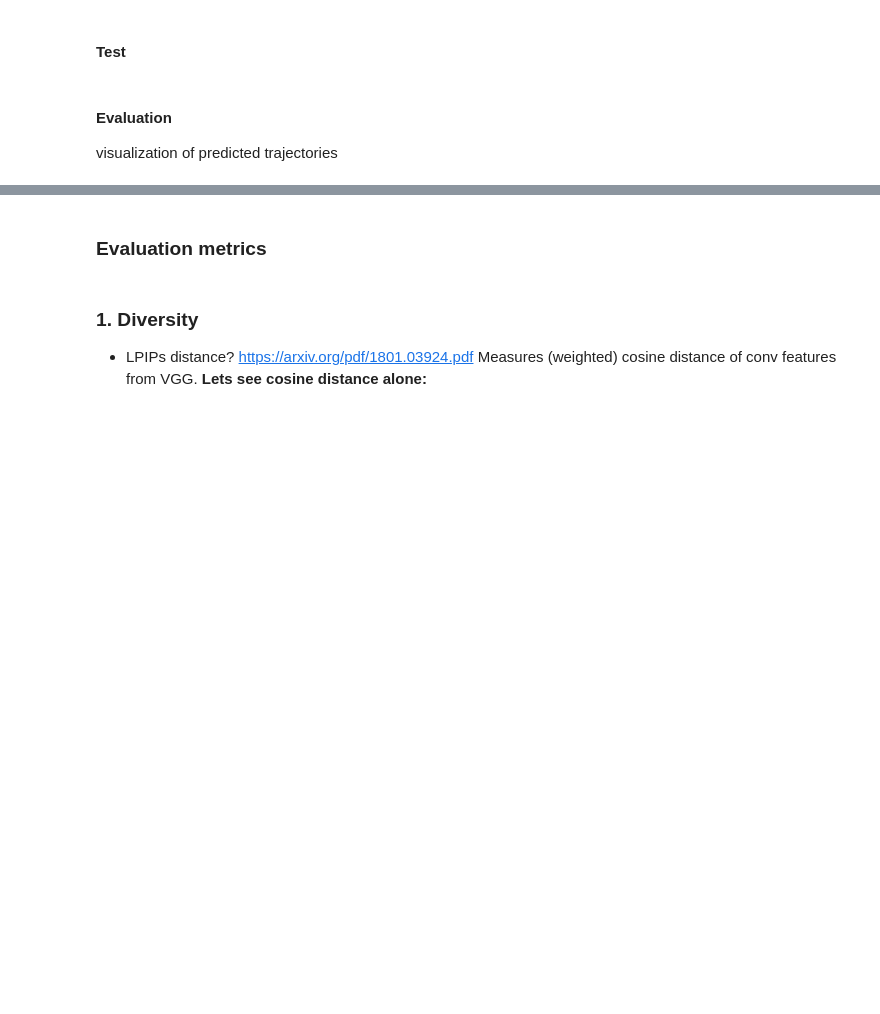
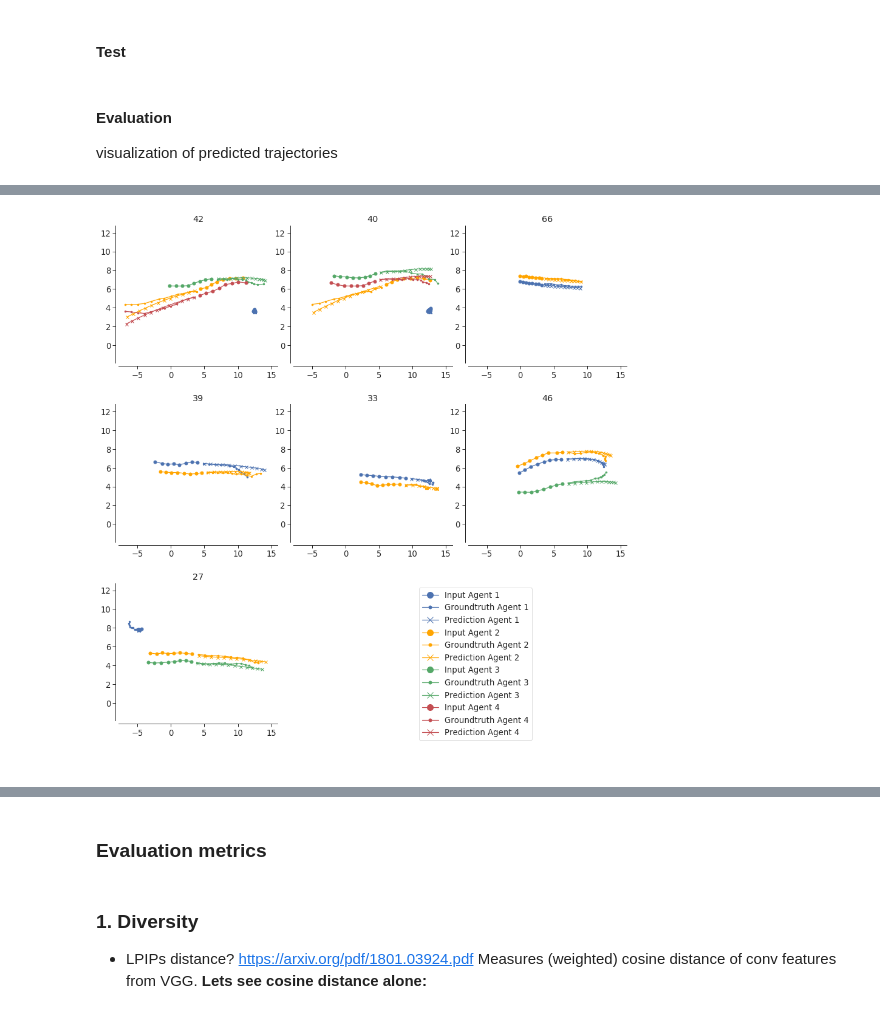
Before and after one commit to lappalainenj/mapsgan, a Jupyter notebook: examples/jkoal_01_toymodelTest.ipynb, the cells around one changed output, grey strips where cells are left out. Drawn from its saved outputs; the diff is of its cells as text; code cells hidden in the pictures; blank space fills up the shorter version.

```diff
--- a/examples/jkoal_01_toymodelTest.ipynb
+++ b/examples/jkoal_01_toymodelTest.ipynb
@@ -72,0 +89,4 @@ xy_in = output['xy_in']
+# %%
+vis.trajectories(output, scenes=[42, 40, 66, 39, 33, 46, 27])
+# %% [output]
+[figure, added]
```
Also changed, not shown: parts of 18 cells of this notebook, 8 other files.
